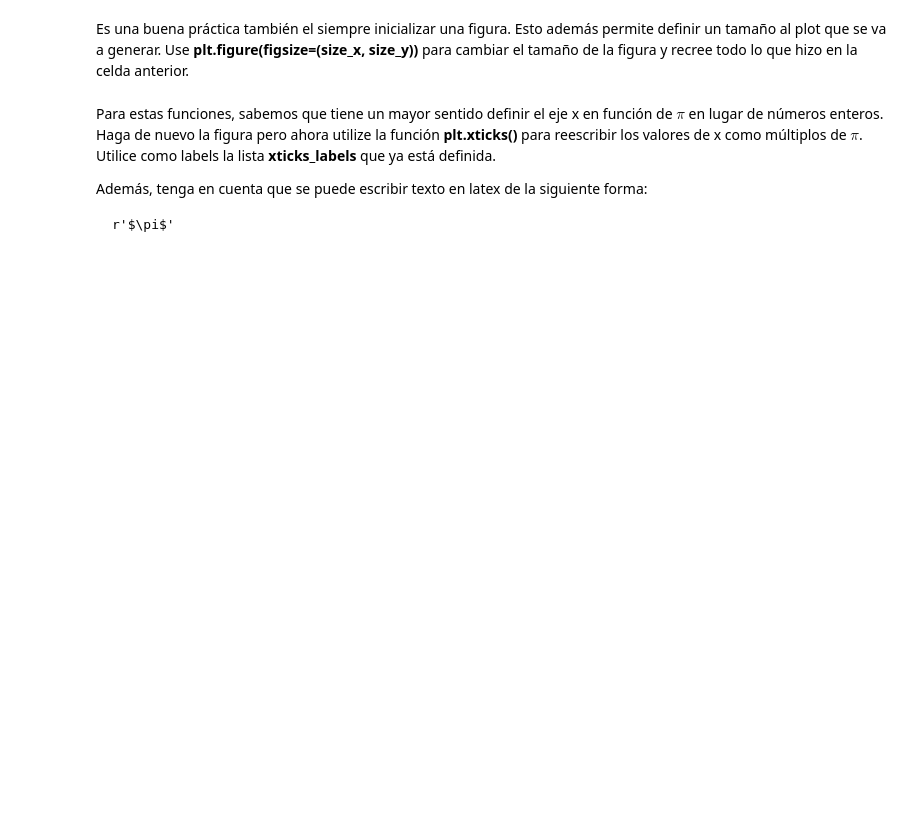
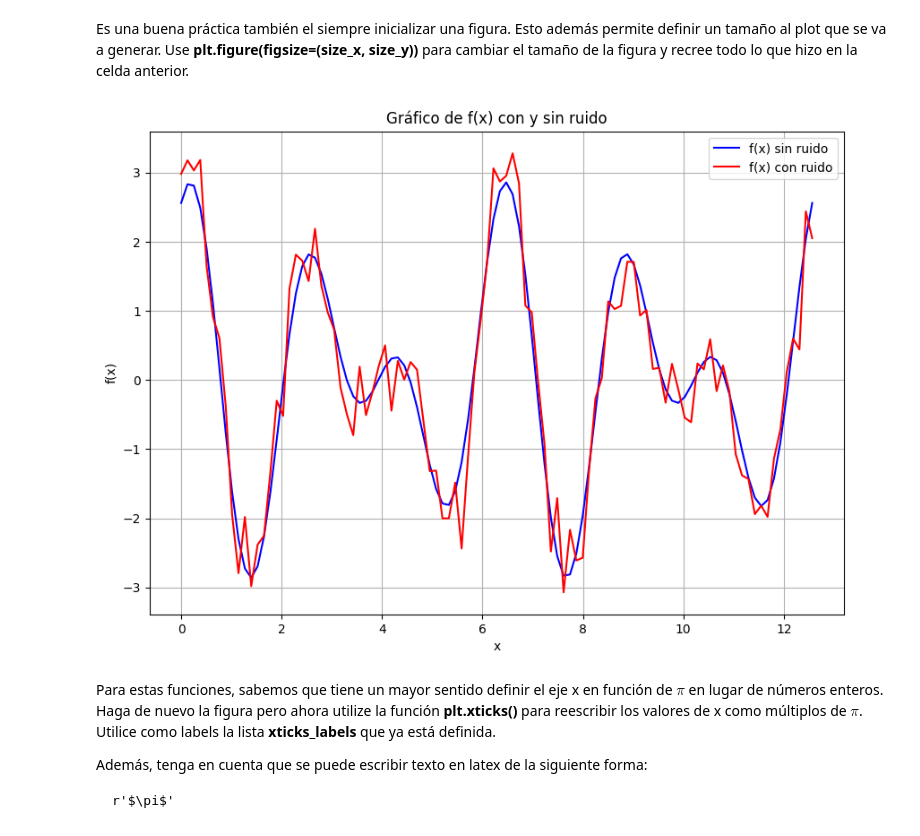
Before and after one commit to conichito/Tarea-1, a Jupyter notebook: Tarea_1.ipynb, the cells around one changed output. Cells and saved outputs as stored; diff of their text form; code cells hidden in the pictures; blank space fills up the shorter version.

```diff
--- a/Tarea_1.ipynb
+++ b/Tarea_1.ipynb
@@ -297,5 +334,26 @@ ruido = 0.4*np.random.randn(len(x_values))
 # %% [markdown]
 Es una buena práctica también el siempre inicializar una figura. Esto además permite definir un tamaño al plot que se va a generar. Use **plt.figure(figsize=(size_x, size_y))** para cambiar el tamaño de la figura y recree todo lo que hizo en la celda anterior.
+# %%
+# Inicializar la figura con un tamaño específico
+plt.figure(figsize=(10, 7))
+# Línea para plotear función sin ruido
+plt.plot(x_values, y_values, label='f(x) sin ruido', color='blue')
+
+# Línea para plotear función con ruido
+plt.plot(x_values, y_values_ruidosos, label='f(x) con ruido', color='red')
+
+# Añadir leyenda
+plt.legend()
+
+# Añadir etiquetas y título
+plt.xlabel('x')
+plt.ylabel('f(x)')
+plt.title('Gráfico de f(x) con y sin ruido')
+plt.grid(True)
+# Mostrar la gráfica
+plt.show()
+# %% [output]
+[figure, added]
 # %% [markdown]
 Para estas funciones, sabemos que tiene un mayor sentido definir el eje x en función de $\pi$ en lugar de números enteros. Haga de nuevo la figura pero ahora utilize la función **plt.xticks()** para reescribir los valores de x como múltiplos de $\pi$. Utilice como labels la lista **xticks_labels** que ya está definida.
 
```
Also changed, not shown: parts of 36 cells of this notebook.
